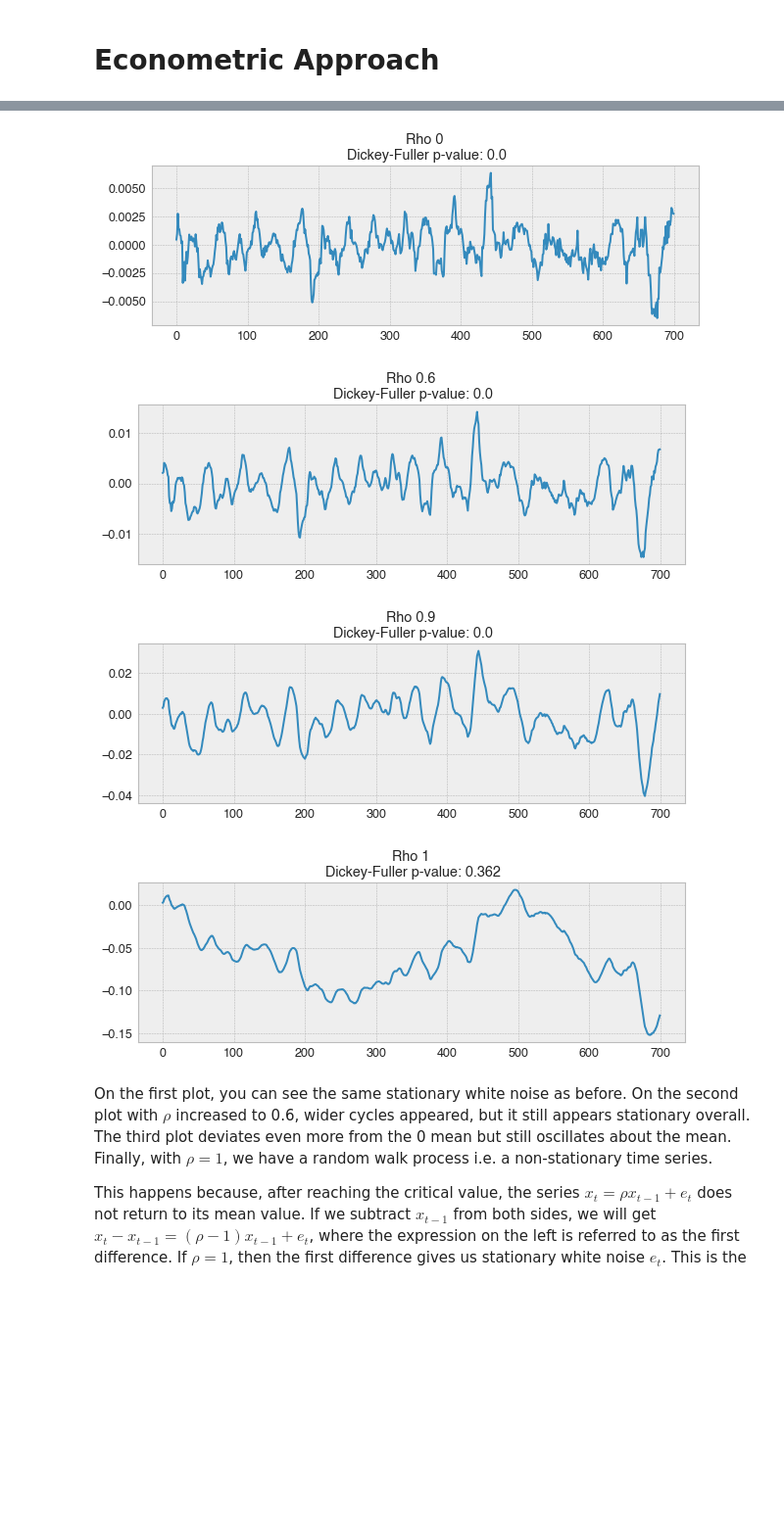
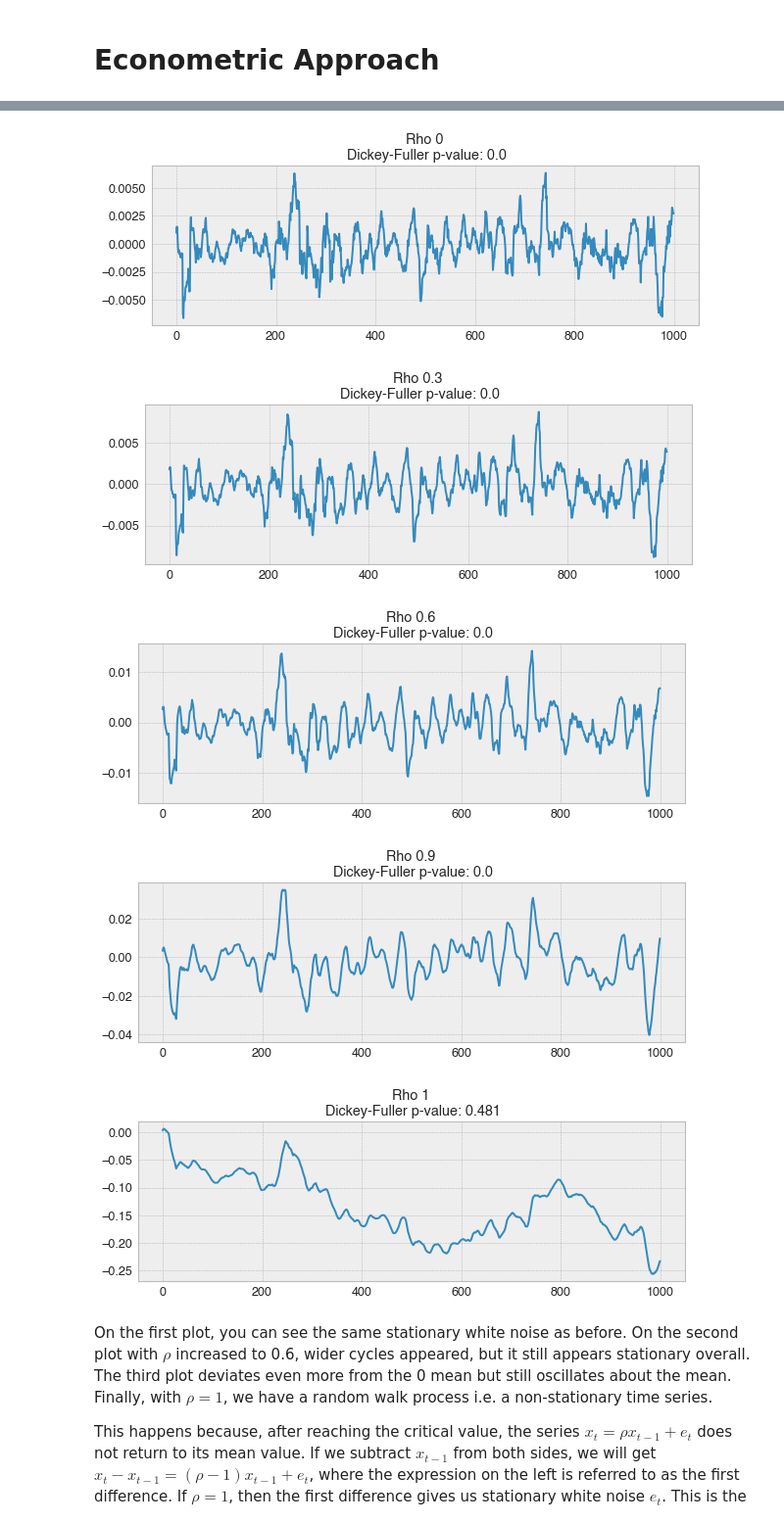
Before and after one commit to mdominguez2010/Kaggle_G_Research_Crypto, a Jupyter notebook: open_ml_course_tutorial.ipynb, the cells around one changed output, grey strips where cells are left out. Shown at 98% size. Cells and saved outputs as stored; diff of their text form; code cells hidden in the pictures; blank space fills up the shorter version.

```diff
--- a/open_ml_course_tutorial.ipynb
+++ b/open_ml_course_tutorial.ipynb
@@ -121,7 +121,7 @@ Unfortunately, we cannot make predictions far in the future -- in order to get t
 # %%
 # Before moving forward, let's create a shorter version of our dataset so it's easily visible
 btc_mini = btc.copy()
-btc_mini = btc_mini.iloc[-700:,:]
+btc_mini = btc_mini.iloc[-1000:,:]
 # %%
 def plotMovingAverage(series, window, plot_intervals=False, scale=1.96, plot_anomalies=False):
 
@@ -616,22 +630,23 @@ with plt.style.context('bmh'):
 # %%
-def plotProcess(n_samples=700, rho=0):
+def plotProcess(n_samples=1000, rho=0):
     # x = w = np.random.normal(size=n_samples)
     x = w = btc_mini.Target.reset_index(drop=True)
     for t in range(n_samples):
         x[t] = rho * x.iloc[t-1] + w[t]
 
     with plt.style.context('bmh'):
         plt.figure(figsize=(10, 3))
         plt.plot(x)
         plt.title("Rho {}\n Dickey-Fuller p-value: {}".format(rho, round(sm.tsa.stattools.adfuller(x)[1], 3)))
 
-for rho in [0, 0.6, 0.9, 1]:
+for rho in [0, 0.3, 0.6, 0.9, 1]:
     plotProcess(rho=rho)
 # %% [output]
-[figure, old version]
+[figure, new version]
-[figure, old version]
+[figure, new version]
-[figure, old version]
+[figure, new version]
-[figure, old version]
+[figure, new version]
+[figure, added]
 # %% [markdown]
 On the first plot, you can see the same stationary white noise as before. On the second plot with $\rho$ increased to 0.6, wider cycles appeared, but it still appears stationary overall. The third plot deviates even more from the 0 mean but still oscillates about the mean. Finally, with $\rho=1$, we have a random walk process i.e. a non-stationary time series.
 
```
Also changed, not shown: parts of 25 cells of this notebook.
